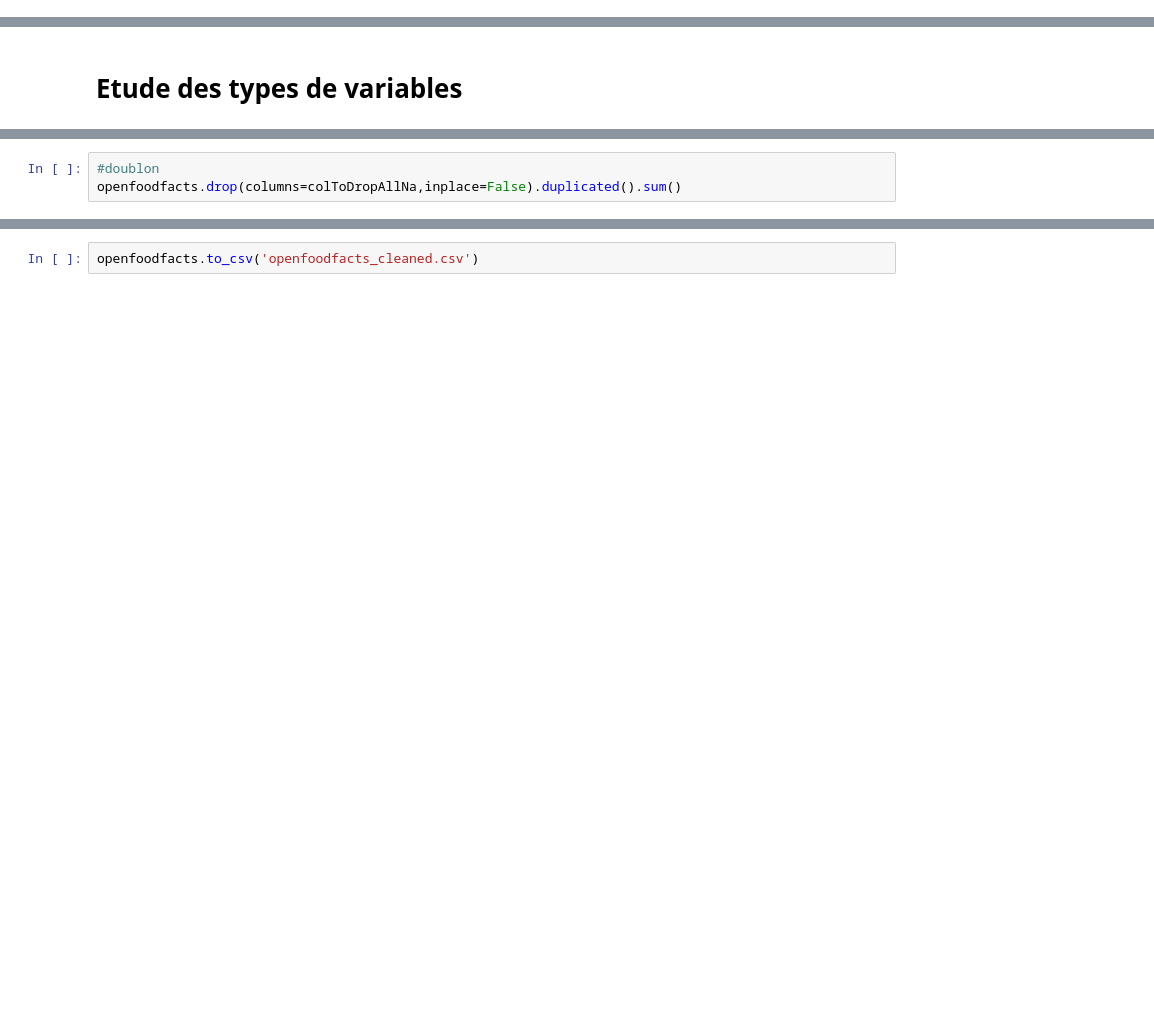
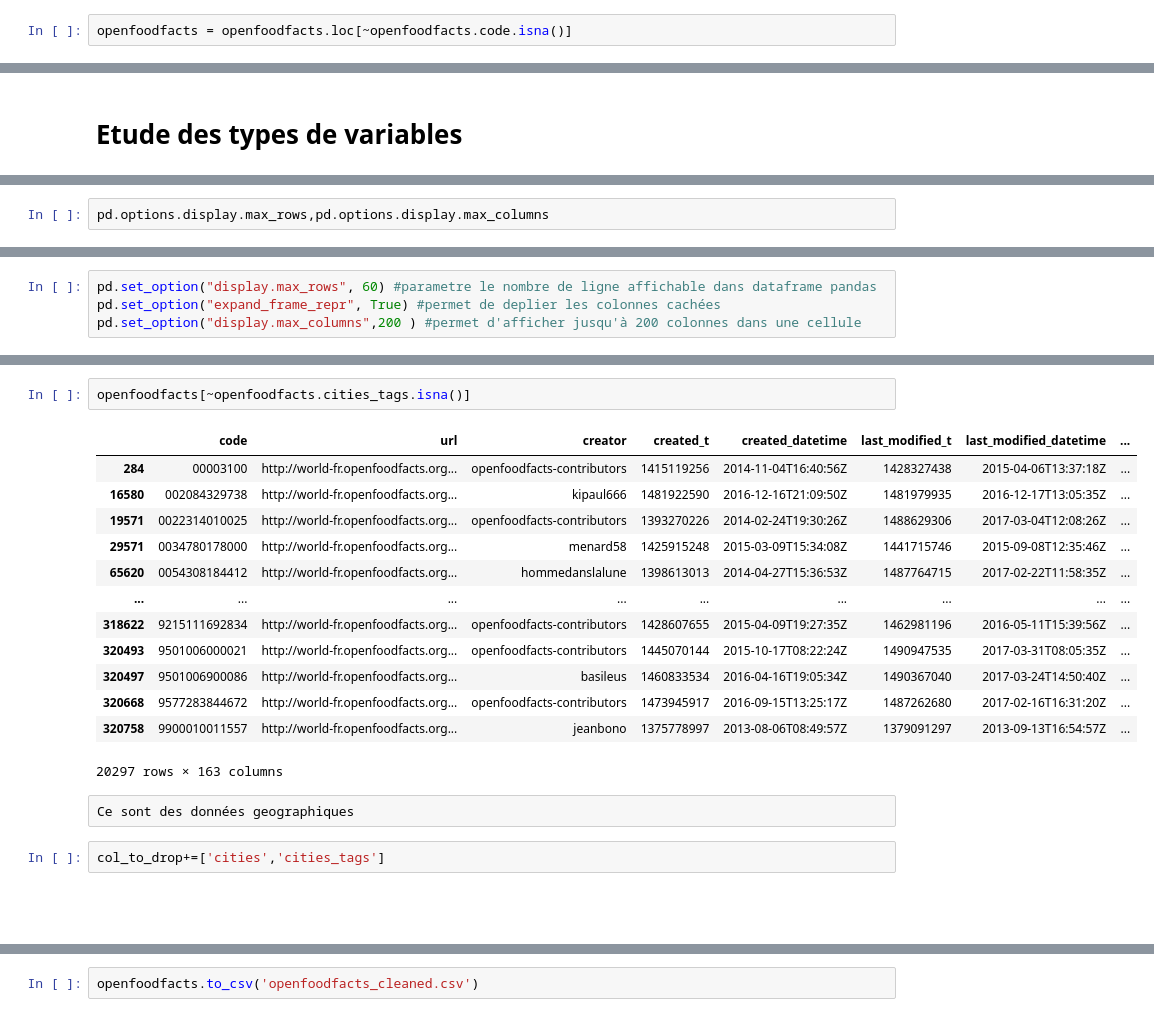
Before and after one commit to kevin-EK/Concevez-une-application-au-service-de-la-sant-publique, a Jupyter notebook: P3 Brouillon traitement data.ipynb, the cells around one changed output, grey strips where cells are left out. Drawn from its saved outputs; the diff is of its cells as text; blank space fills up the shorter version.

```diff
--- a/P3 Brouillon traitement data.ipynb
+++ b/P3 Brouillon traitement data.ipynb
@@ -90,0 +116,2 @@ nbNaVariable
+# %%
+openfoodfacts = openfoodfacts.loc[~openfoodfacts.code.isna()]
@@ -195,0 +232,2 @@ np.sum('brands'==nomColonnes)
+# %%
+pd.options.display.max_rows,pd.options.display.max_columns
@@ -196 +236,5 @@ np.sum('brands'==nomColonnes)
+# %%
+pd.set_option("display.max_rows", 60) #parametre le nombre de ligne affichable dans dataframe pandas
+pd.set_option("expand_frame_repr", True) #permet de deplier les colonnes cachées
+pd.set_option("display.max_columns",200 ) #permet d'afficher jusqu'à 200 colonnes dans une cellule
 # %%
@@ -276,3 +245,0 @@ colToDropAllNa = valManquantes.index[valManquantes==1]
-# %%
-#doublon
-openfoodfacts.drop(columns=colToDropAllNa,inplace=False).duplicated().sum()
@@ -300,0 +725,26 @@ TypeError: 'int' object is not callable
+# %%
+openfoodfacts[~openfoodfacts.cities_tags.isna()]
+# %% [output]
+|  | code | url | creator | created_t | created_datetime | last_modified_t | last_modified_datetime | ... |
+| 284 | 00003100 | http://world-fr.openfoodfacts.org... | openfoodfacts-contributors | 1415119256 | 2014-11-04T16:40:56Z | 1428327438 | 2015-04-06T13:37:18Z | ... |
+| 16580 | 002084329738 | http://world-fr.openfoodfacts.org... | kipaul666 | 1481922590 | 2016-12-16T21:09:50Z | 1481979935 | 2016-12-17T13:05:35Z | ... |
+| 19571 | 0022314010025 | http://world-fr.openfoodfacts.org... | openfoodfacts-contributors | 1393270226 | 2014-02-24T19:30:26Z | 1488629306 | 2017-03-04T12:08:26Z | ... |
+| 29571 | 0034780178000 | http://world-fr.openfoodfacts.org... | menard58 | 1425915248 | 2015-03-09T15:34:08Z | 1441715746 | 2015-09-08T12:35:46Z | ... |
+| 65620 | 0054308184412 | http://world-fr.openfoodfacts.org... | hommedanslalune | 1398613013 | 2014-04-27T15:36:53Z | 1487764715 | 2017-02-22T11:58:35Z | ... |
+| ... | ... | ... | ... | ... | ... | ... | ... | ... |
+| 318622 | 9215111692834 | http://world-fr.openfoodfacts.org... | openfoodfacts-contributors | 1428607655 | 2015-04-09T19:27:35Z | 1462981196 | 2016-05-11T15:39:56Z | ... |
+| 320493 | 9501006000021 | http://world-fr.openfoodfacts.org... | openfoodfacts-contributors | 1445070144 | 2015-10-17T08:22:24Z | 1490947535 | 2017-03-31T08:05:35Z | ... |
+| 320497 | 9501006900086 | http://world-fr.openfoodfacts.org... | basileus | 1460833534 | 2016-04-16T19:05:34Z | 1490367040 | 2017-03-24T14:50:40Z | ... |
+| 320668 | 9577283844672 | http://world-fr.openfoodfacts.org... | openfoodfacts-contributors | 1473945917 | 2016-09-15T13:25:17Z | 1487262680 | 2017-02-16T16:31:20Z | ... |
+| 320758 | 9900010011557 | http://world-fr.openfoodfacts.org... | jeanbono | 1375778997 | 2013-08-06T08:49:57Z | 1379091297 | 2013-09-13T16:54:57Z | ... |
+20297 rows × 163 columns
+# %% [raw]
+Ce sont des données geographiques
+# %%
+col_to_drop+=['cities','cities_tags']
+# %% [markdown]
+</br>
+# %% [markdown]
+</br>
+# %% [markdown]
+</br>
```
Also changed, not shown: parts of 219 cells of this notebook, 1 other file.
